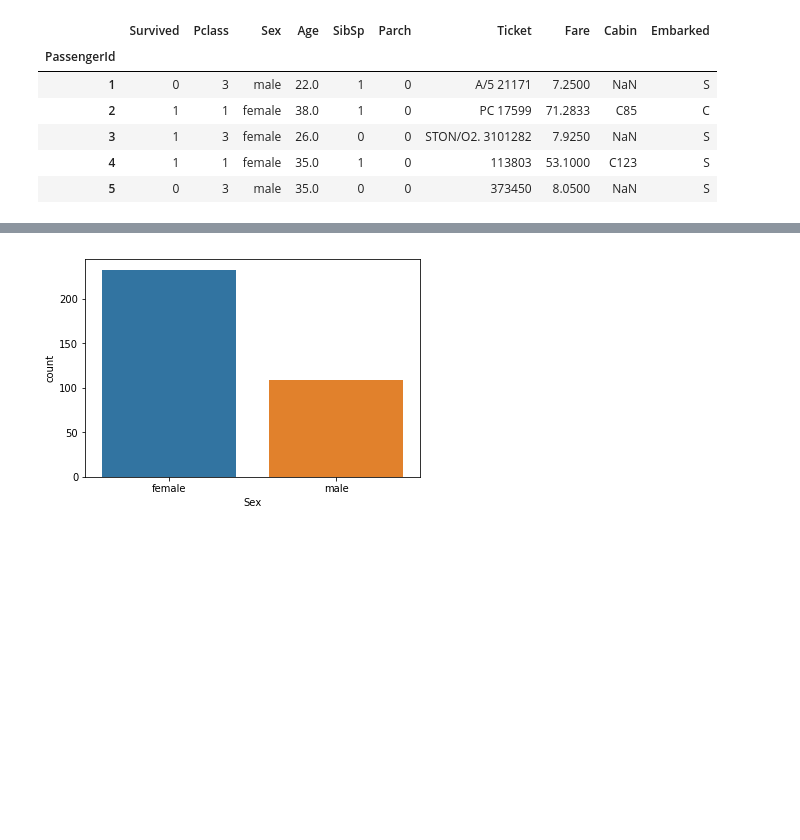
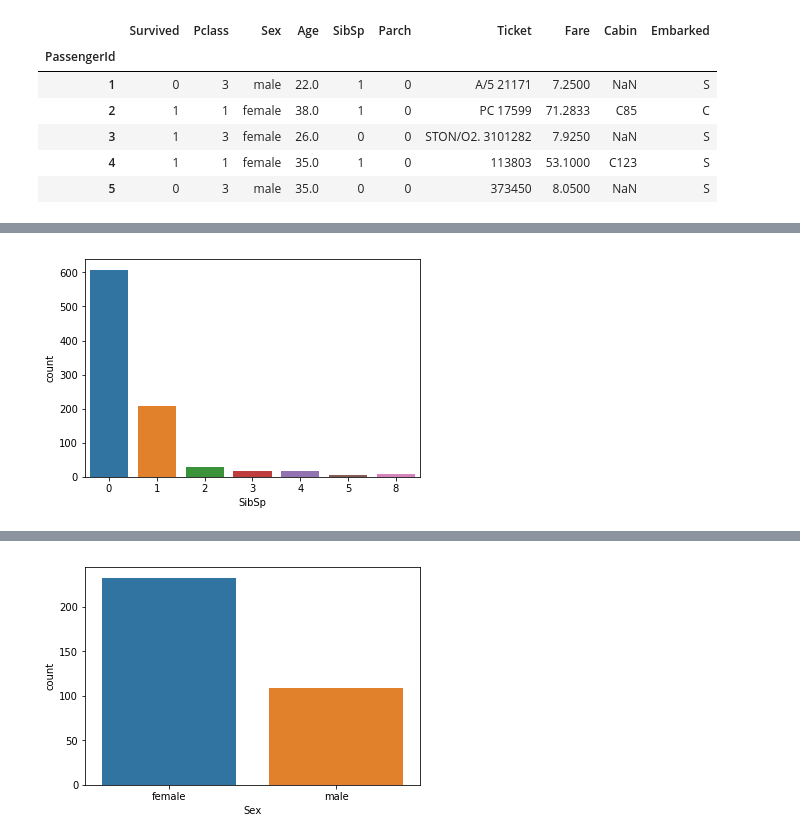
Before and after one commit to rushi0109/Titanic, a Jupyter notebook: Titanic.ipynb, the cells around one changed output, grey strips where cells are left out. Saved outputs shown, nothing was run; the diff lists cells and outputs as text; code cells hidden in the pictures; blank space fills up the shorter version.

```diff
--- a/Titanic.ipynb
+++ b/Titanic.ipynb
@@ -29,0 +75,5 @@ titanic_data.head()
+# %%
+sns.countplot(titanic_data.SibSp)
+plt.show()
+# %% [output]
+[figure, added]
```
Also changed, not shown: parts of 31 cells of this notebook.
